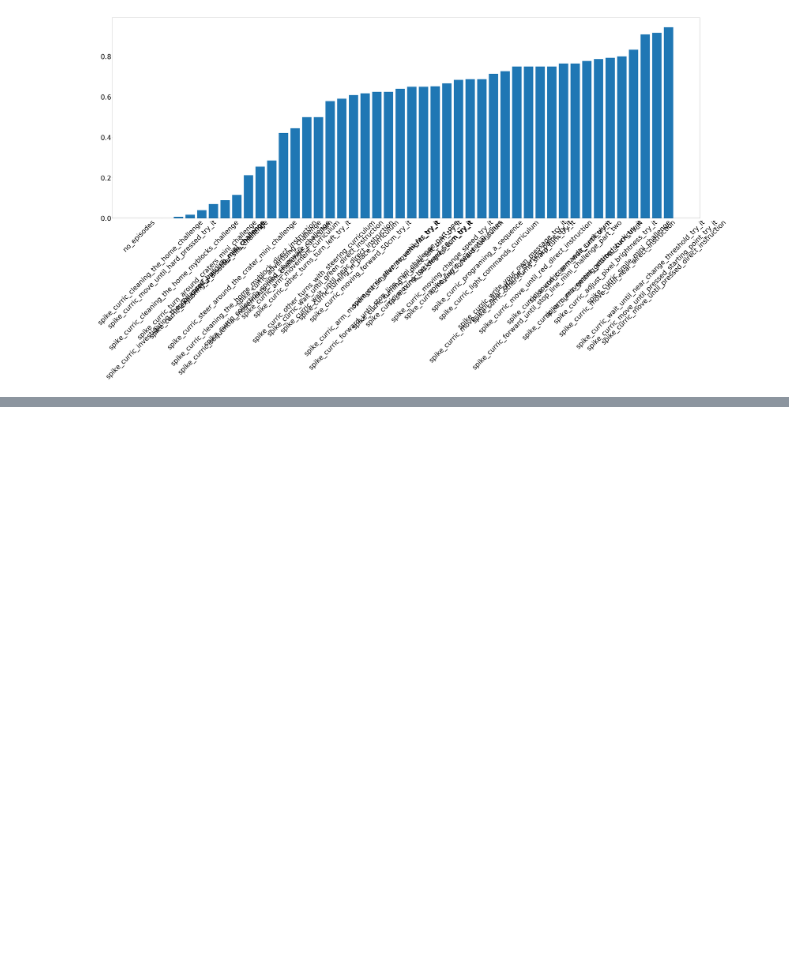
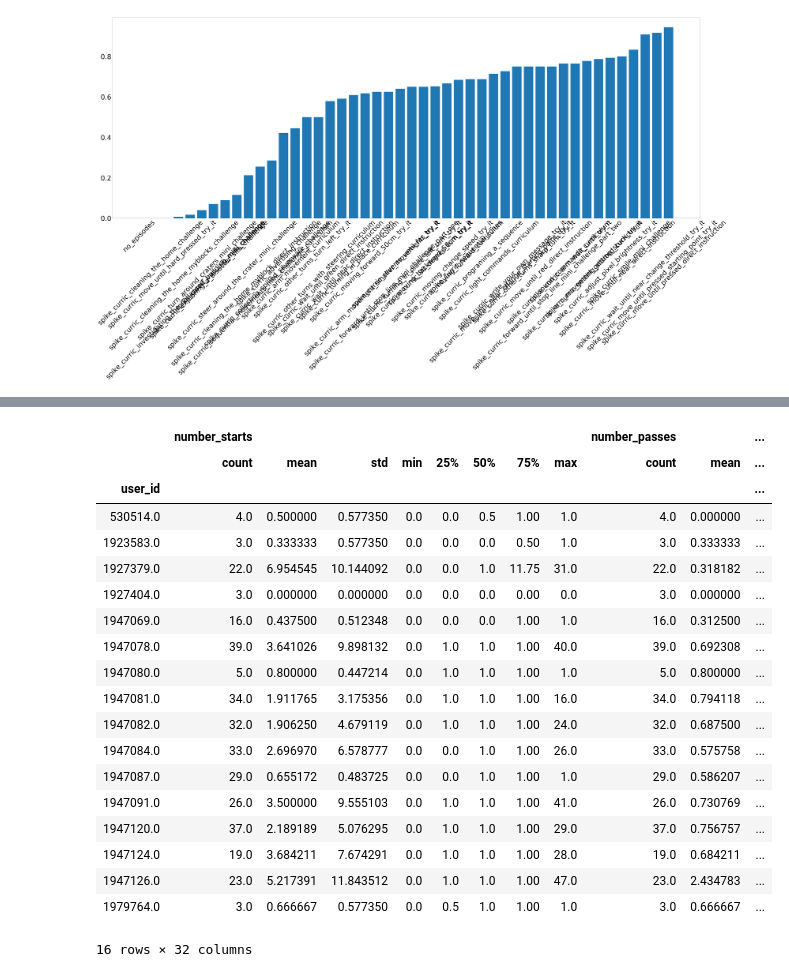
Before and after one commit to cmroboticsacademy/facilitate, a Jupyter notebook: initial_stats.ipynb, the cells around one changed output, grey strips where cells are left out. Saved outputs shown, nothing was run; the diff lists cells and outputs as text; code cells hidden in the pictures; blank space fills up the shorter version.

```diff
--- a/initial_stats.ipynb
+++ b/initial_stats.ipynb
@@ -442,0 +486,23 @@ TypeError: 'int' object is not subscriptable
+# %%
+episode_df.groupby("user_id").describe()
+# %% [output]
+|  | number_starts |  |  |  |  |  |  |  | number_passes |  | ... |
+|  | count | mean | std | min | 25% | 50% | 75% | max | count | mean | ... |
+| user_id |  |  |  |  |  |  |  |  |  |  | ... |
+| 530514.0 | 4.0 | 0.500000 | 0.577350 | 0.0 | 0.0 | 0.5 | 1.00 | 1.0 | 4.0 | 0.000000 | ... |
+| 1923583.0 | 3.0 | 0.333333 | 0.577350 | 0.0 | 0.0 | 0.0 | 0.50 | 1.0 | 3.0 | 0.333333 | ... |
+| 1927379.0 | 22.0 | 6.954545 | 10.144092 | 0.0 | 0.0 | 1.0 | 11.75 | 31.0 | 22.0 | 0.318182 | ... |
+| 1927404.0 | 3.0 | 0.000000 | 0.000000 | 0.0 | 0.0 | 0.0 | 0.00 | 0.0 | 3.0 | 0.000000 | ... |
+| 1947069.0 | 16.0 | 0.437500 | 0.512348 | 0.0 | 0.0 | 0.0 | 1.00 | 1.0 | 16.0 | 0.312500 | ... |
+| 1947078.0 | 39.0 | 3.641026 | 9.898132 | 0.0 | 1.0 | 1.0 | 1.00 | 40.0 | 39.0 | 0.692308 | ... |
+| 1947080.0 | 5.0 | 0.800000 | 0.447214 | 0.0 | 1.0 | 1.0 | 1.00 | 1.0 | 5.0 | 0.800000 | ... |
+| 1947081.0 | 34.0 | 1.911765 | 3.175356 | 0.0 | 1.0 | 1.0 | 1.00 | 16.0 | 34.0 | 0.794118 | ... |
+| 1947082.0 | 32.0 | 1.906250 | 4.679119 | 0.0 | 1.0 | 1.0 | 1.00 | 24.0 | 32.0 | 0.687500 | ... |
+| 1947084.0 | 33.0 | 2.696970 | 6.578777 | 0.0 | 0.0 | 1.0 | 1.00 | 26.0 | 33.0 | 0.575758 | ... |
+| 1947087.0 | 29.0 | 0.655172 | 0.483725 | 0.0 | 0.0 | 1.0 | 1.00 | 1.0 | 29.0 | 0.586207 | ... |
+| 1947091.0 | 26.0 | 3.500000 | 9.555103 | 0.0 | 1.0 | 1.0 | 1.00 | 41.0 | 26.0 | 0.730769 | ... |
+| 1947120.0 | 37.0 | 2.189189 | 5.076295 | 0.0 | 1.0 | 1.0 | 1.00 | 29.0 | 37.0 | 0.756757 | ... |
+| 1947124.0 | 19.0 | 3.684211 | 7.674291 | 0.0 | 1.0 | 1.0 | 1.00 | 28.0 | 19.0 | 0.684211 | ... |
+| 1947126.0 | 23.0 | 5.217391 | 11.843512 | 0.0 | 1.0 | 1.0 | 1.00 | 47.0 | 23.0 | 2.434783 | ... |
+| 1979764.0 | 3.0 | 0.666667 | 0.577350 | 0.0 | 0.5 | 1.0 | 1.00 | 1.0 | 3.0 | 0.666667 | ... |
+16 rows × 32 columns
```
Also changed, not shown: parts of 32 cells of this notebook, 2 other files.
